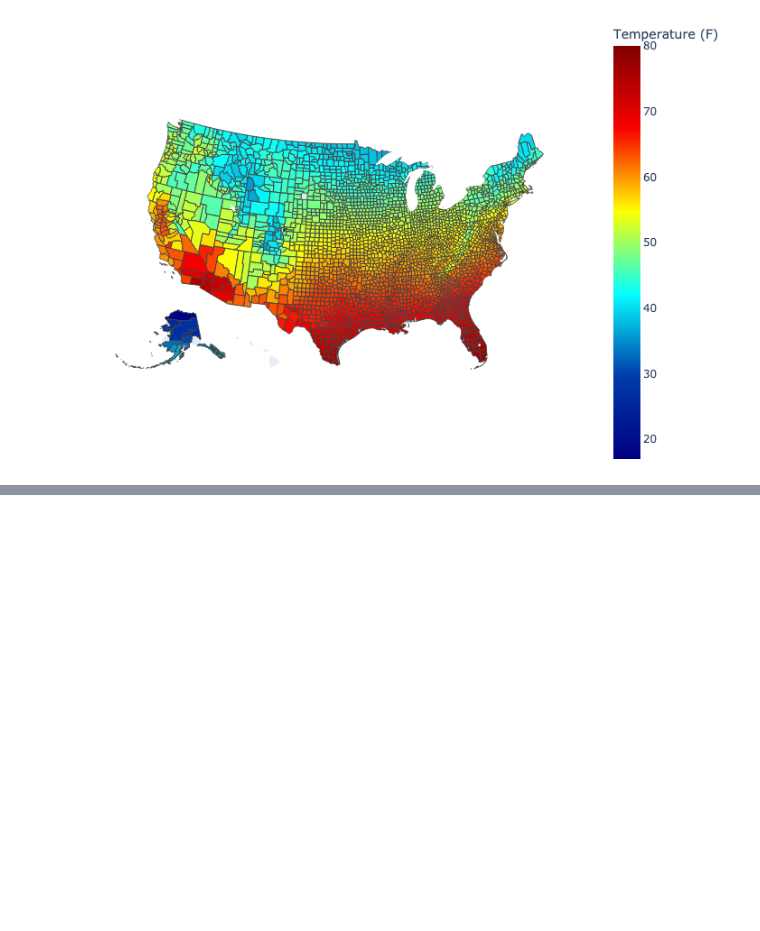
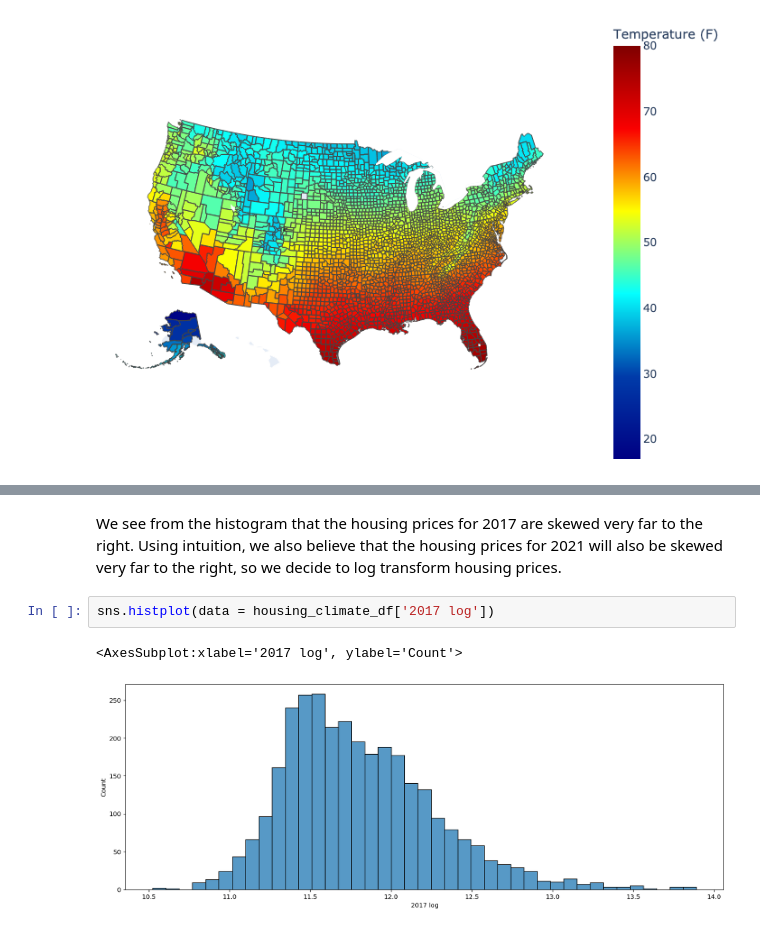
Before and after one commit to tyler-le/Natural-Disaster-Analysis, a Jupyter notebook: EDACheckpointGroup013-Wi22.ipynb, the cells around one changed output, grey strips where cells are left out. Saved outputs shown, nothing was run; the diff lists cells and outputs as text; blank space fills up the shorter version.

```diff
--- a/EDACheckpointGroup013-Wi22.ipynb
+++ b/EDACheckpointGroup013-Wi22.ipynb
@@ -1407,0 +1426,7 @@ Image(filename='images/climate_choropleth.png')
+# %% [markdown]
+We see from the histogram that the housing prices for 2017 are skewed very far to the right. Using intuition, we also believe that the housing prices for 2021 will also be skewed very far to the right, so we decide to log transform housing prices.
+# %%
+sns.histplot(data = housing_climate_df['2017 log'])
+# %% [output]
+<AxesSubplot:xlabel='2017 log', ylabel='Count'>
+[figure, added]
```
Also changed, not shown: parts of 37 cells of this notebook, 2 other files.
